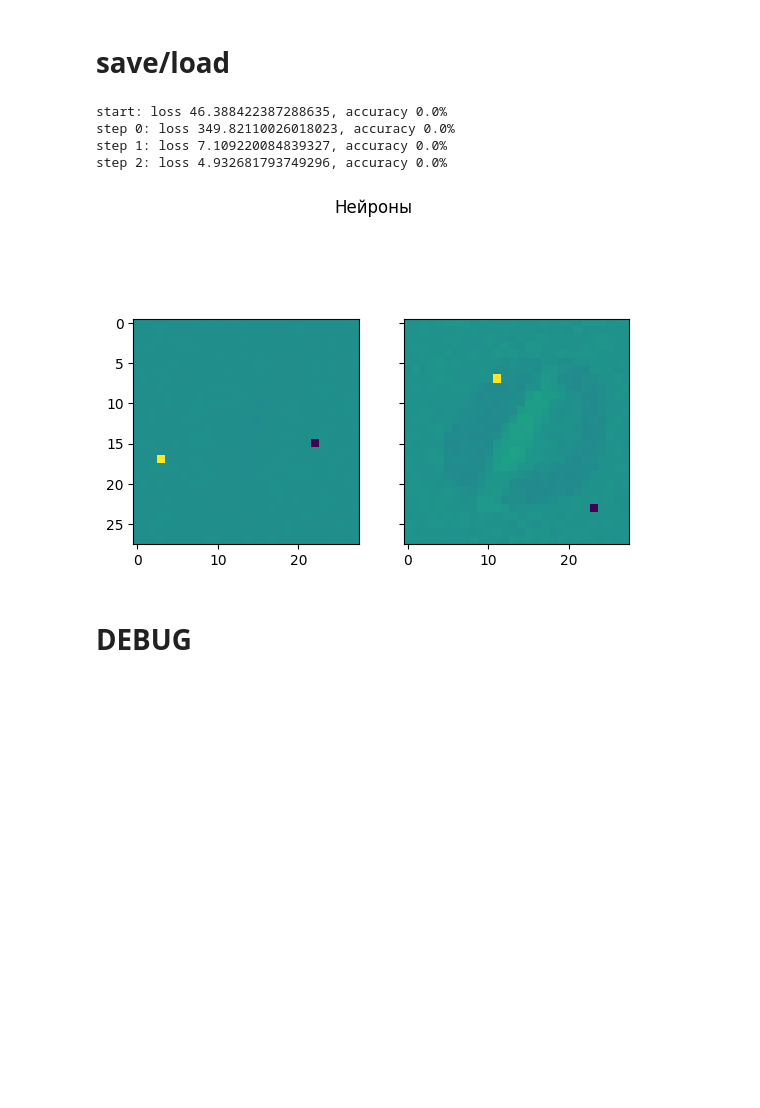
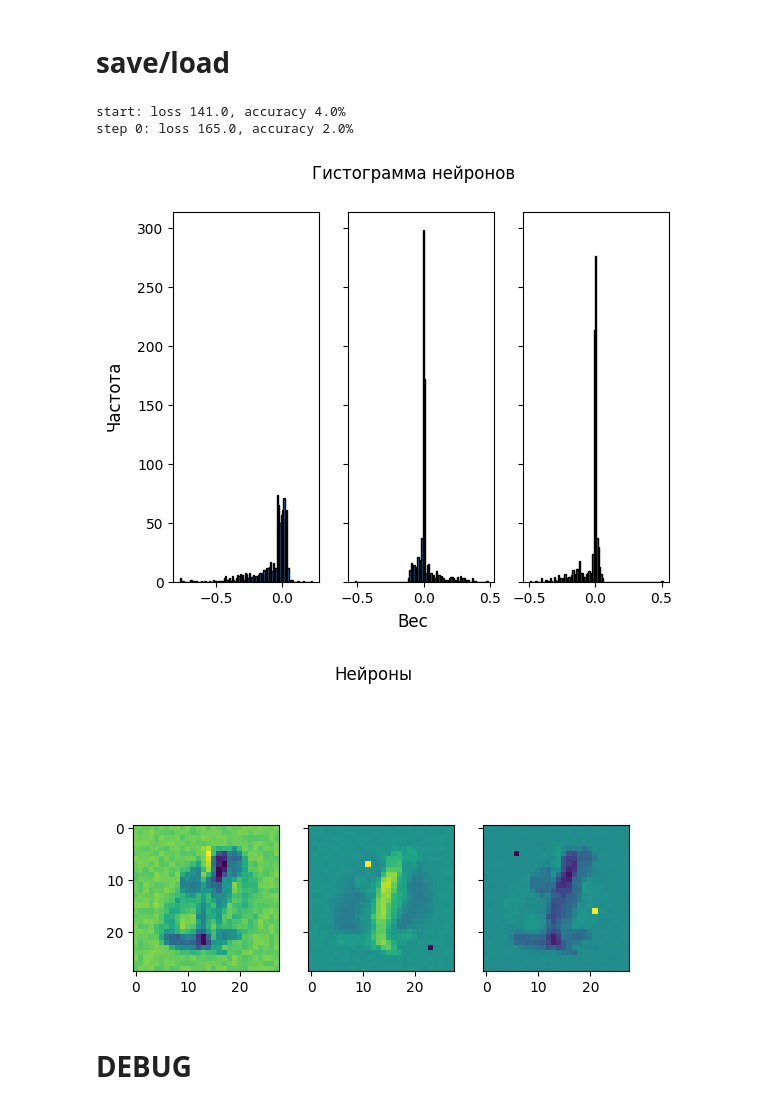
Before and after one commit to AndreyE/micrograd, a Jupyter notebook: mnist.ipynb, the cells around one changed output. Saved outputs shown, nothing was run; the diff lists cells and outputs as text; code cells hidden in the pictures; blank space fills up the shorter version.

```diff
--- a/mnist.ipynb
+++ b/mnist.ipynb
@@ -283,7 +283,7 @@ def fit(model, X, Y_oh, oh_decoder, iterations, q=0.75, esat=1e-9):
             return total_loss.data, acc, scores, targets
 
         model.learn_from(total_loss, q)
-        # model.norm()
+        model.norm()
 
         total_loss, acc, scores, targets = evaluate(model, X, Y_oh, oh_decoder)
         print(f"step {k}: loss {total_loss.data}, accuracy {acc*100}%")
@@ -312,8 +312,8 @@ def get_model_for(classes, batch, iterations, model=None, q=0.75, esat=1e-9, wit
             784,
             [
                 # (LAYER_0_SIZE, 'xspace'),
-                # (1, 'minmax'),
-                (DIM, 'minmax')
+                (3, 'minmax'),
+                (DIM, 'xspace')
             ],
             lr=1.0,
             # init=lambda: 0.0
@@ -329,20 +329,20 @@ def get_model_for(classes, batch, iterations, model=None, q=0.75, esat=1e-9, wit
 # %%
 SELECTED_CLASSES = [0, 1]
 NOISE_RATIO = 0.0
 VOID_RATIO = 0.0
-ITERATIONS = 3
-BATCH_SIZE = 10
+ITERATIONS = 1
+BATCH_SIZE = 100
 BATCH = select_batch(X_train, Y_train, SELECTED_CLASSES, BATCH_SIZE, noise_ratio=NOISE_RATIO, void_ratio=VOID_RATIO)
 X, Y = BATCH
 
-(model, total_loss, accuracy), (scores, targets), (oh_encoder, oh_decoder) = get_model_for(SELECTED_CLASSES, BATCH, ITERATIONS, q=0.5)
+(model, total_loss, accuracy), (scores, targets), (oh_encoder, oh_decoder) = get_model_for(SELECTED_CLASSES, BATCH, ITERATIONS, q=1.0)
+all_neurons_histo(model.layers[0].neurons)
 draw_all_neurons(model.layers[0].neurons)
 # %% [output]
-start: loss 46.388422387288635, accuracy 0.0%
-step 0: loss 349.82110026018023, accuracy 0.0%
-step 1: loss 7.109220084839327, accuracy 0.0%
-step 2: loss 4.932681793749296, accuracy 0.0%
+start: loss 141.0, accuracy 4.0%
+step 0: loss 165.0, accuracy 2.0%
-[figure, old version]
+[figure, new version]
+[figure, added]
 # %% [markdown]
 # DEBUG
 # %%
```
Also changed, not shown: parts of 2 cells of this notebook, 1 other file.
